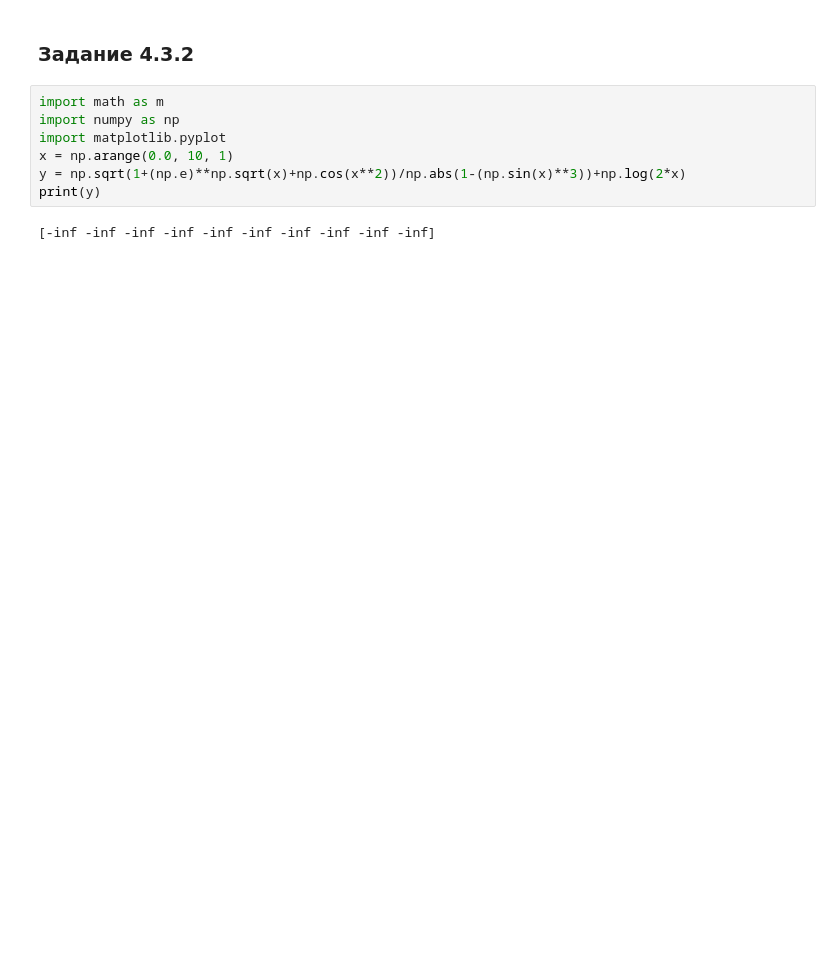
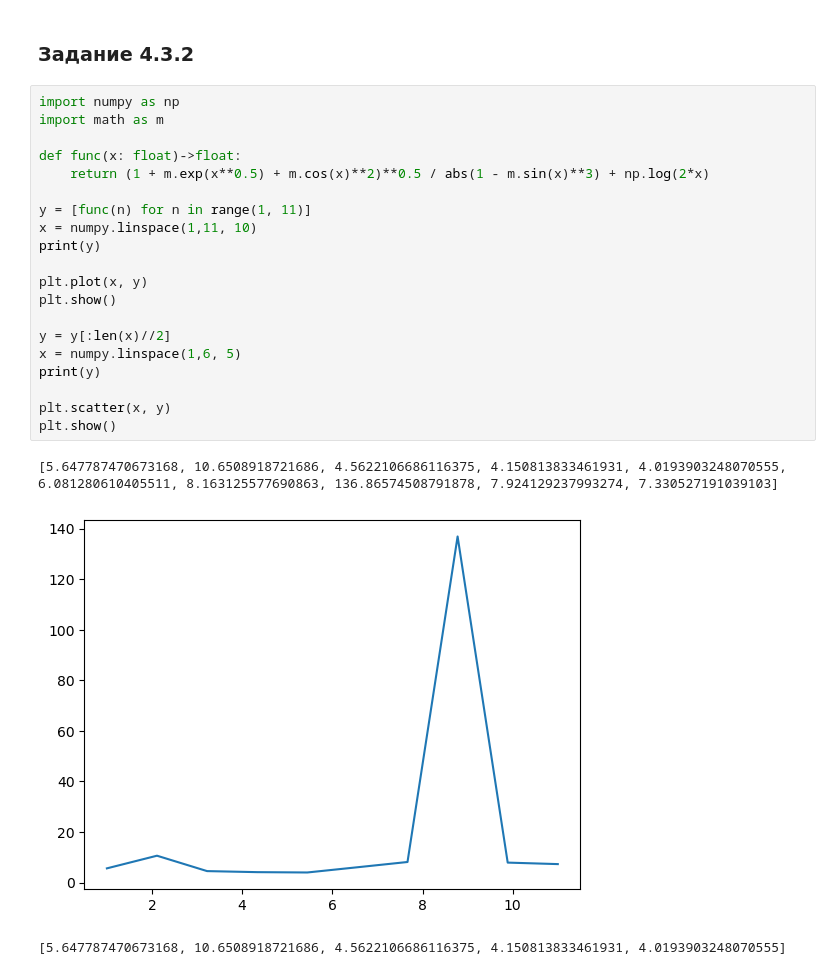
Before and after one commit to Ellasy/python-tipa, a Jupyter notebook: RT1.ipynb, the cells around one changed output. Cells and saved outputs as stored; diff of their text form; blank space fills up the shorter version.

```diff
--- a/RT1.ipynb
+++ b/RT1.ipynb
@@ -144,11 +135,26 @@ plt.show()
 # %% [markdown]
 ### Задание 4.3.2
-# %%
-import math as m
-import numpy as np
-import matplotlib.pyplot
-x = np.arange(0.0, 10, 1)
-y = np.sqrt(1+(np.e)**np.sqrt(x)+np.cos(x**2))/np.abs(1-(np.sin(x)**3))+np.log(2*x)
-print(y)
-# %% [output]
-[-inf -inf -inf -inf -inf -inf -inf -inf -inf -inf]
+# %%
+import numpy as np
+import math as m
+
+def func(x: float)->float:
+    return (1 + m.exp(x**0.5) + m.cos(x)**2)**0.5 / abs(1 - m.sin(x)**3) + np.log(2*x)
+
+y = [func(n) for n in range(1, 11)]
+x = numpy.linspace(1,11, 10)
+print(y)
+
+plt.plot(x, y)
+plt.show()
+
+y = y[:len(x)//2]
+x = numpy.linspace(1,6, 5)
+print(y)
+
+plt.scatter(x, y)
+plt.show()
+# %% [output]
+[5.647787470673168, 10.6508918721686, 4.5622106686116375, 4.150813833461931, 4.0193903248070555, 6.081280610405511, 8.163125577690863, 136.86574508791878, 7.924129237993274, 7.330527191039103]
+[figure, added]
+[5.647787470673168, 10.6508918721686, 4.5622106686116375, 4.150813833461931, 4.0193903248070555]
```
Also changed, not shown: parts of 12 cells of this notebook, 7 other files.
